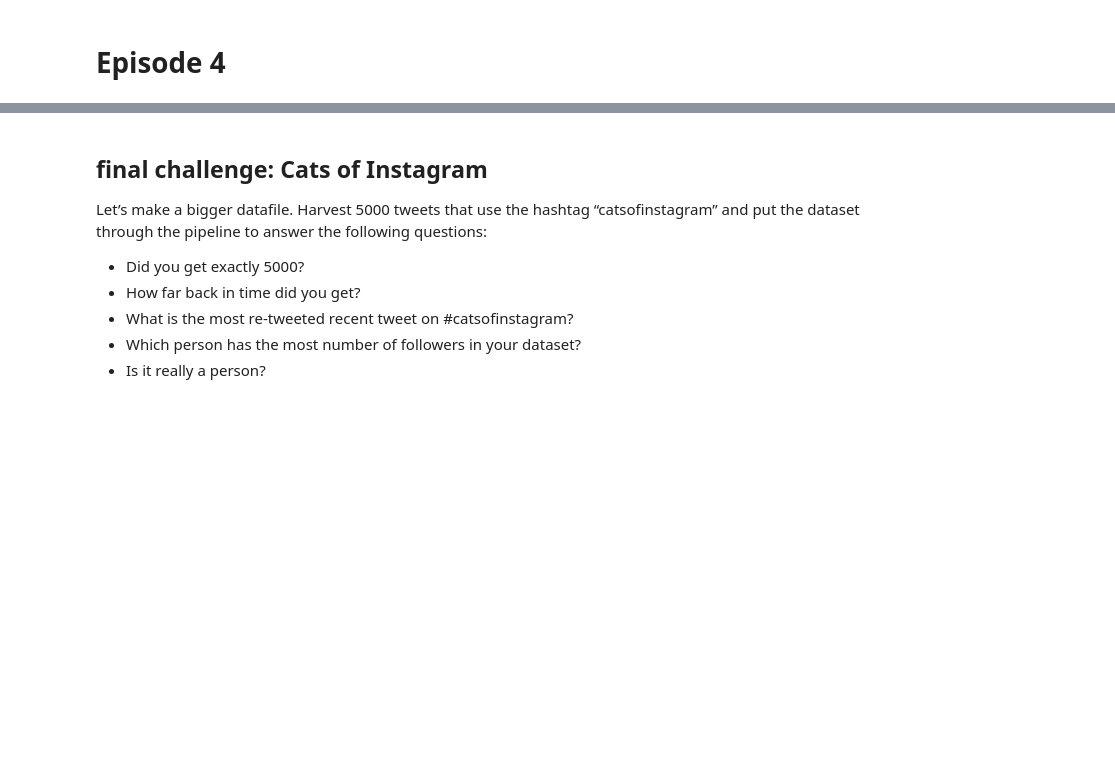
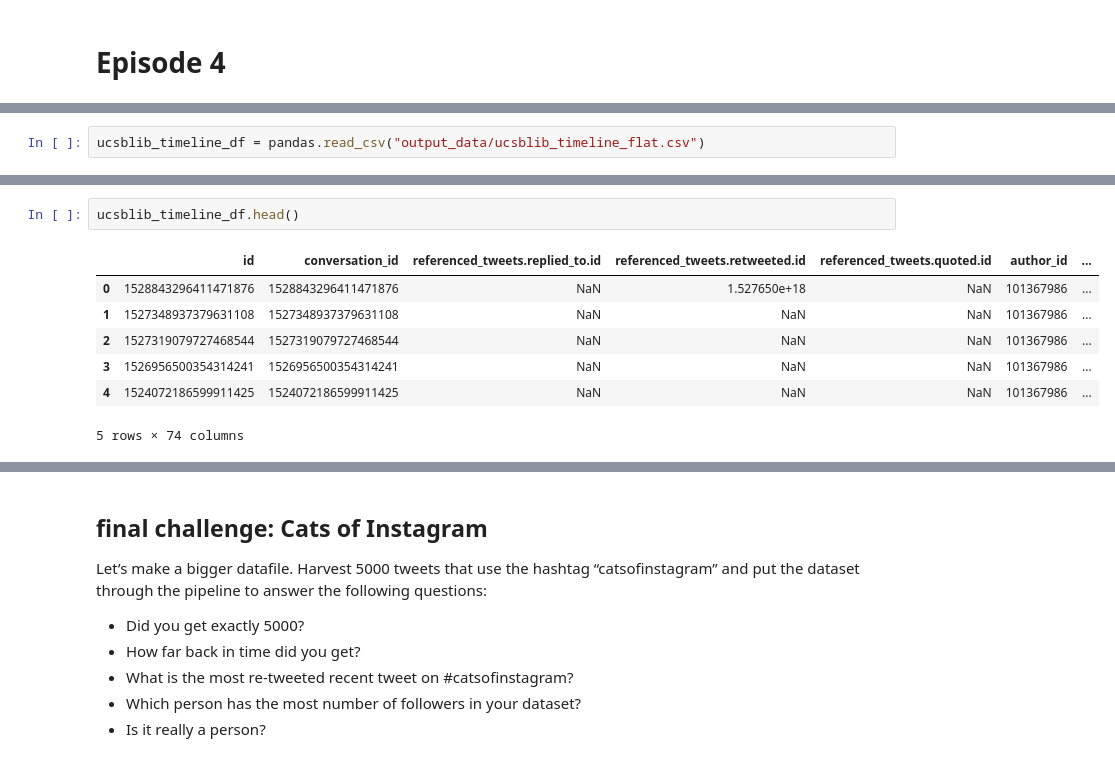
Before and after one commit to carpentries-incubator/twitter-with-twarc, a Jupyter notebook: code/TwarcWorkshop.ipynb, the cells around one changed output, grey strips where cells are left out. Drawn from its saved outputs; the diff is of its cells as text; blank space fills up the shorter version.

```diff
--- a/code/TwarcWorkshop.ipynb
+++ b/code/TwarcWorkshop.ipynb
@@ -402,2 +208,4 @@ Wrote 3226 rows and output 74 columns in the CSV.
+# %%
+ucsblib_timeline_df = pandas.read_csv("output_data/ucsblib_timeline_flat.csv")
 # %%
 # confirm the dataframe's existance
@@ -425,3 +233,13 @@ list(library_timeline_df.columns)
  '__twarc.url',
  '__twarc.version',
  'Unnamed: 73']
+# %%
+ucsblib_timeline_df.head()
+# %% [output]
+|  | id | conversation_id | referenced_tweets.replied_to.id | referenced_tweets.retweeted.id | referenced_tweets.quoted.id | author_id | ... |
+| 0 | 1528843296411471876 | 1528843296411471876 | NaN | 1.527650e+18 | NaN | 101367986 | ... |
+| 1 | 1527348937379631108 | 1527348937379631108 | NaN | NaN | NaN | 101367986 | ... |
+| 2 | 1527319079727468544 | 1527319079727468544 | NaN | NaN | NaN | 101367986 | ... |
+| 3 | 1526956500354314241 | 1526956500354314241 | NaN | NaN | NaN | 101367986 | ... |
+| 4 | 1524072186599911425 | 1524072186599911425 | NaN | NaN | NaN | 101367986 | ... |
+5 rows × 74 columns
```
Also changed, not shown: parts of 46 cells of this notebook, 1 other file.
